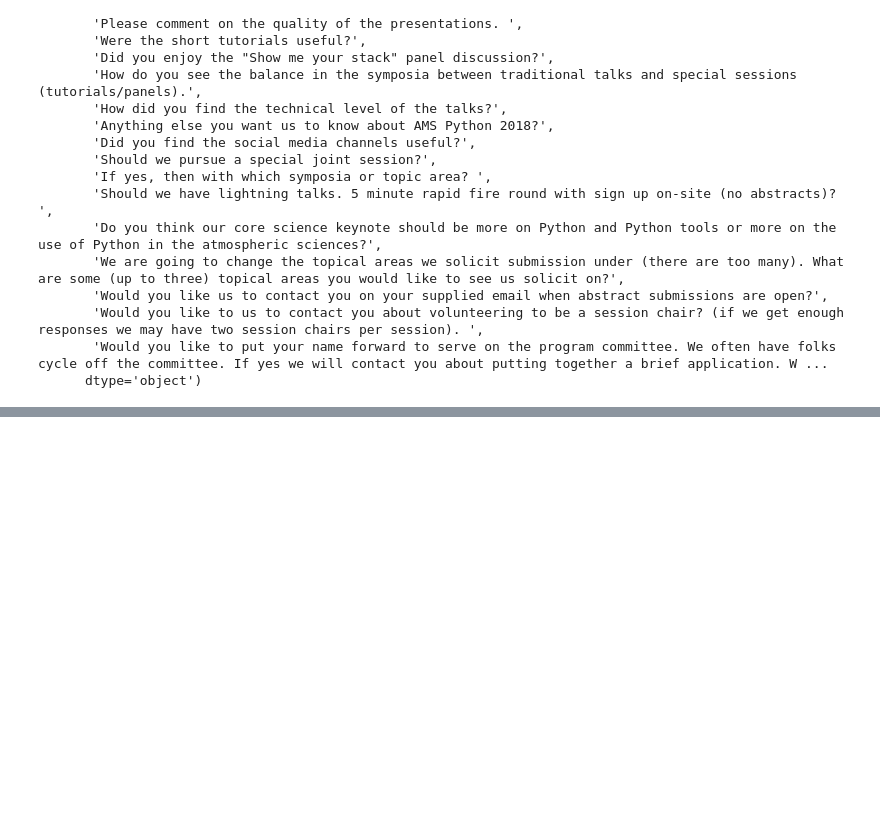
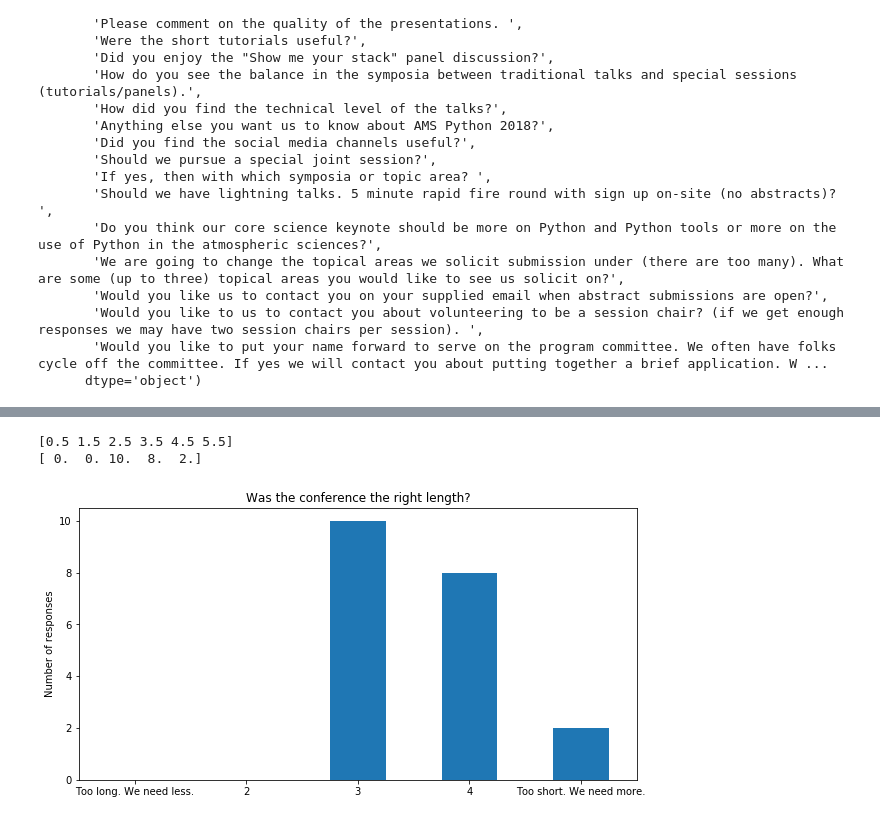
Before and after one commit to scollis/amspython_code, a Jupyter notebook: notebooks/amspython_survey_2018.ipynb, the cells around one changed output, grey strips where cells are left out. Saved outputs shown, nothing was run; the diff lists cells and outputs as text; code cells hidden in the pictures; blank space fills up the shorter version.

```diff
--- a/notebooks/amspython_survey_2018.ipynb
+++ b/notebooks/amspython_survey_2018.ipynb
@@ -130,0 +99,12 @@ None
+# %%
+length = excel_obj['Was the conference the right length']
+left = 'Too long. We need less.'
+right = 'Too short. We need more.'
+skills_fig, skills_ax = slider_plot(length, left, right,
+                                    title = 'Was the conference the right length?',
+                                    ylabel = 'Number of responses')
+plt.savefig('../images/length.png')
+# %% [output]
+[0.5 1.5 2.5 3.5 4.5 5.5]
+[ 0.  0. 10.  8.  2.]
+[figure, added]
```
Also changed, not shown: parts of 23 cells of this notebook, 9 other files.
